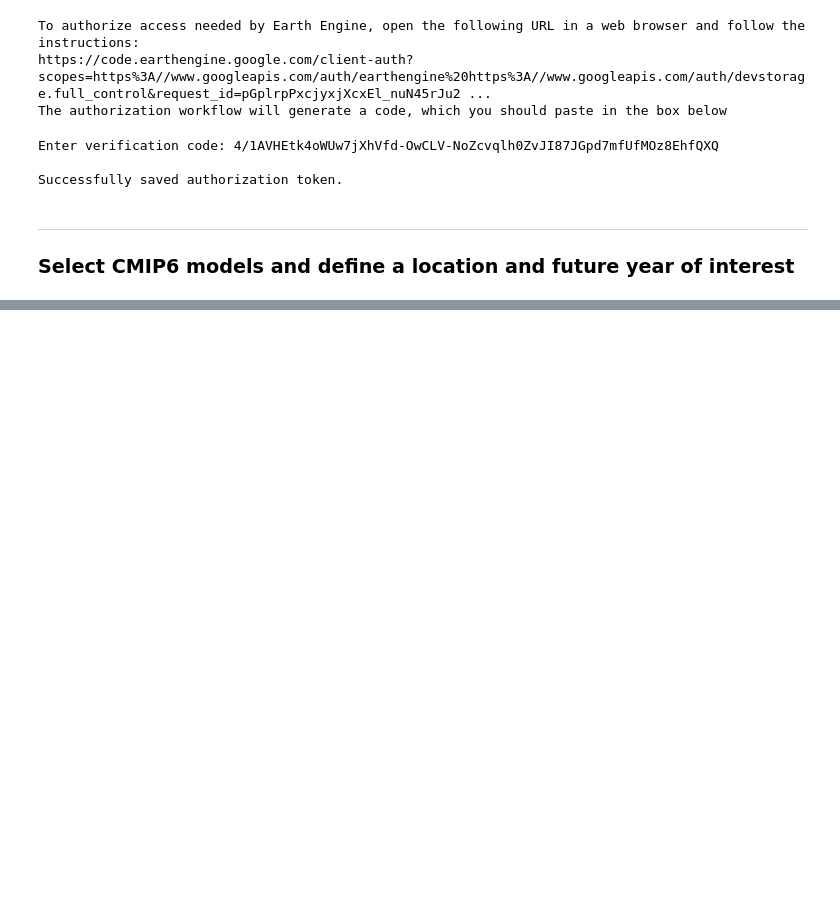
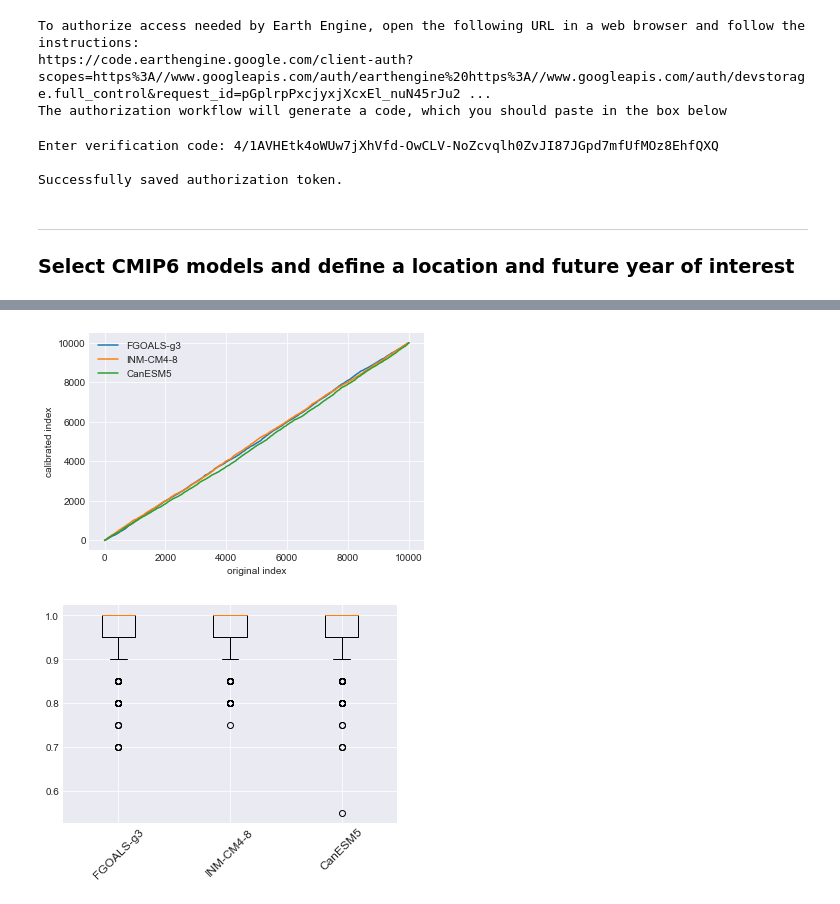
Before and after one commit to wri/cities-probabilistic-indicators, a Jupyter notebook: Switzer_method_demo_1.ipynb, the cells around one changed output, grey strips where cells are left out. Saved outputs shown, nothing was run; the diff lists cells and outputs as text; code cells hidden in the pictures; blank space fills up the shorter version.

```diff
--- a/Switzer_method_demo_1.ipynb
+++ b/Switzer_method_demo_1.ipynb
@@ -232,28 +374,37 @@ def beta(count, num, size):
 # %%
-rmsd_to_models = {}
+%%time
+
+indicator = indicators['dtg34']
+test_threshold = 100
+
 print('Getting historical event counts')
-obs_counts = np.array(get_mags(INITIAL_LATLON[0], INITIAL_LATLON[1], INITIAL_WINDOW, HIST_START, HIST_END, 'ERA5', indicators['dtg34'], INITIAL_THRESHOLD))
+obs_counts = np.array(get_mags(INITIAL_LATLON[0], INITIAL_LATLON[1], INITIAL_WINDOW, HIST_START, HIST_END, 'ERA5', indicator))
 
 mod_counts = {}
+rmsd_to_models = {}
+models_to_rmsd = {}
 
 for model in MODELS:
-    mod_counts[model] = np.array(get_mags(INITIAL_LATLON[0], INITIAL_LATLON[1], INITIAL_WINDOW, HIST_START, HIST_END, model, indicators['dtg34']))
-    rmsd_to_models[get_rmsd(obs_counts, mod_counts[model])] = model
+    mod_counts[model] = np.array(get_mags(INITIAL_LATLON[0], INITIAL_LATLON[1], INITIAL_WINDOW, HIST_START, HIST_END, model, indicator))
+    rmsd = get_rmsd(obs_counts, mod_counts[model])
+    rmsd_to_models[rmsd] = model
+    models_to_rmsd[model] = rmsd
 
-print('Evaluating models')
 rmsd_vals = list(rmsd_to_models.keys())
 rmsd_vals.sort()
 best_models = [rmsd_to_models[i] for i in rmsd_vals[:NUM_BEST_MODELS]]
-print('  Best models: {0}'.format(', '.join(best_models)))
+print('Best models:')
+for model in best_models:
+    print('  {0} (RMSD={1})'.format(model, models_to_rmsd[model]))
+print('Worst model is {0} (RMSD={1})'.format(rmsd_to_models[rmsd_vals[-1]], rmsd_vals[-1]))
 
-indicator = indicators['dtg34']
-successes = []
-print('\n\n')
-for model in best_models:
-    print(model)
-    print('  Getting future event count')
-    fmod = get_mags(INITIAL_LATLON[0], INITIAL_LATLON[1], INITIAL_WINDOW, FUTURE_START, FUTURE_END, model, indicators['dtg34'])
-    print('  Calibrating posterior distribution')
+cposteriorFM_draws = {}
+displaynums = {}
+event_distribs = {}
+
+for model in best_models[:3]:
+    print('Processing {0}'.format(model))
+    fmod = get_mags(INITIAL_LATLON[0], INITIAL_LATLON[1], INITIAL_WINDOW, FUTURE_START, FUTURE_END, model, indicator)
     if indicator['prob_model'] == 'poisson':
 
         posteriorH_draws = gamma(obs_counts.sum(), 10000)
@@ -268,19 +419,38 @@ for model in best_models:
         posteriorH_draws = beta(hobs.sum(), hobs.size, 10000)
         posteriorHM_draws = beta(hmod.sum(), hmod.size, 10000)
         posteriorFM_draws = beta(fmod.sum(), fmod.size, 10000)
-    cposteriorFM_draws = posteriorFM_draws[calibration_function(posteriorH_draws, posteriorHM_draws)]
-    print('  Sampling')
+    cf = calibration_function(posteriorH_draws, posteriorHM_draws)
+    plt.plot(list(range(10000)), cf, label=model)
+    plt.xlabel('original index')
+    plt.ylabel('calibrated index')
+    plt.legend()
+    cposteriorFM_draws[model] = posteriorFM_draws[cf]
+
+for model in best_models:
     uniform_draws = np.random.randint(low=0, high=10000, size=1000)
     if indicator['prob_model'] == 'poisson':
-        cFM_draws = np.random.poisson(lam=cposteriorFM_draws[uniform_draws], size=1000)
+        cFM_draws = np.random.poisson(lam=cposteriorFM_draws[model][uniform_draws], size=1000) / fmod.size
+        displaynums[model] = cFM_draws.mean()
+        event_distribs[model] = cFM_draws
     else:
-        cFM_draws = np.random.binomial(n=fmod.size, p=cposteriorFM_draws[uniform_draws], size=1000) / fmod.size
-
-    successes.append(cFM_draws)
-    print('  Event frequency: {0:.2f}%\n'.format((cFM_draws.mean()) * 100 ))
-
+        cFM_draws = np.random.binomial(n=fmod.size, p=cposteriorFM_draws[model][uniform_draws], size=1000) / fmod.size
+        displaynums[model] = cFM_draws.mean()
+        event_distribs[model] = cFM_draws
+if indicator['prob_model'] == 'poisson':
+    print('MEAN EVENT COUNT')
+    for model in best_models:
+        print('  {0:.1f} ({1})'.format(displaynums[model], model))
+        d = event_distribs[model]
+        d.sort()
+        prob_numer = np.trapz(d[np.argmax(d >= test_threshold):])
+        prob_denom = np.trapz(event_distribs[model])
+        print('  Probability that event count exceeds {0}: {1:.2f}%'.format(test_threshold, prob_numer/prob_denom * 100))
+else:
+    print('EVENT PROBABILITIES')
+    for model in best_models:
+        print('  {0:.2f}% ({1})'.format(displaynums[model] * 100, model))
 fig, ax = plt.subplots()
-ax.boxplot(successes)
+ax.boxplot(event_distribs.values())
 ax.set_xticklabels(best_models, rotation=45, fontsize=12)
 plt.show()
 # %% [output]
@@ -303,0 +474,2 @@ Best models: FGOALS-g3, INM-CM4-8 and CanESM5
+[figure, added]
+[figure, added]
```
Also changed, not shown: parts of 20 cells of this notebook.
